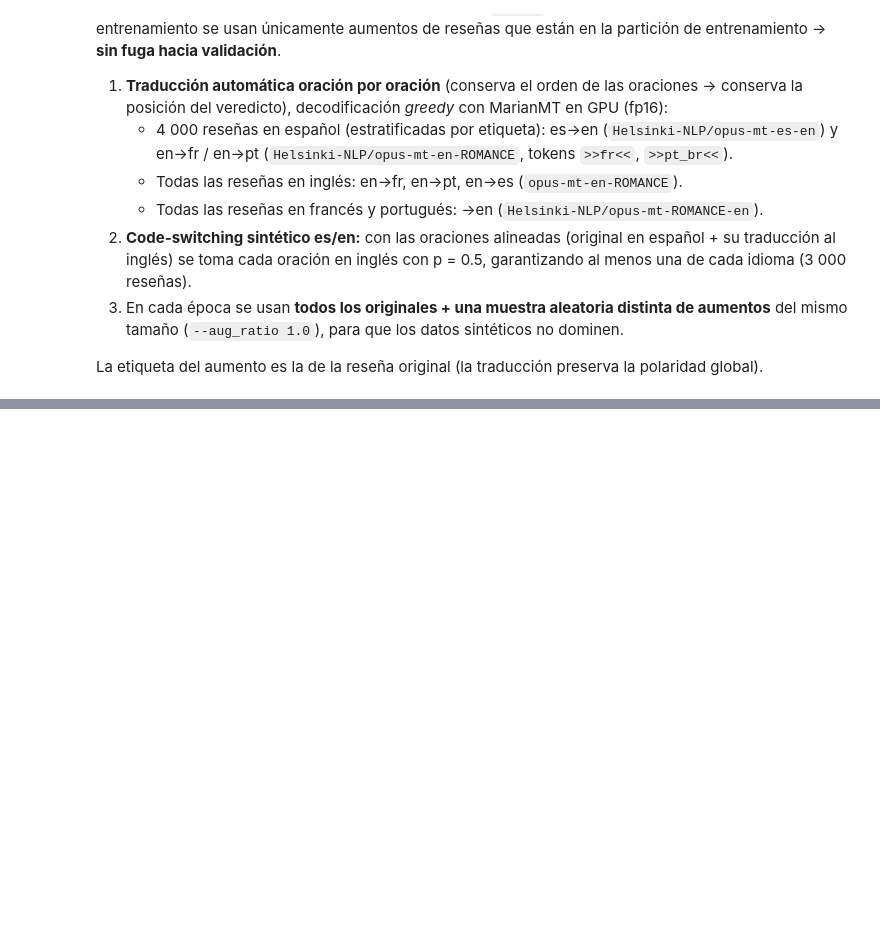
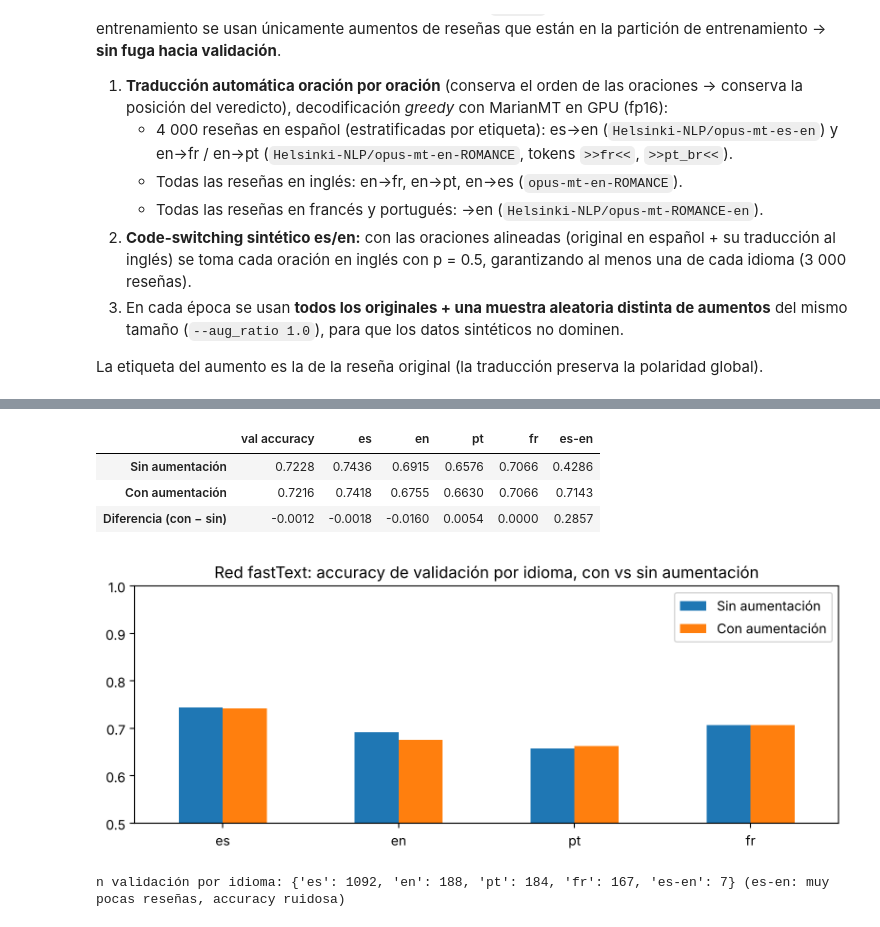
Before and after one commit to Jeronimocifci/sentimiento-multilingue, a Jupyter notebook: notebooks/ENTREGA_modelo_final.ipynb, the cells around one changed output, grey strips where cells are left out. Saved outputs shown, nothing was run; the diff lists cells and outputs as text; code cells hidden in the pictures; blank space fills up the shorter version.

```diff
--- a/notebooks/ENTREGA_modelo_final.ipynb
+++ b/notebooks/ENTREGA_modelo_final.ipynb
@@ -187,0 +195,14 @@ pesan en eval respecto a train; por eso además del accuracy de validación (dis
+# %%
+# Accuracy de validación (global y por idioma) reportada por train_torch.py. None = corrida no disponible al entregar.
+LOGS = {
+    'XLM-R large s7 SIN aumentación': {'val_acc': 0.9042, 'es': 0.9185, 'en': 0.8723, 'pt': 0.9022, 'fr': 0.8683, 'es-en': 0.4286},
+    'XLM-R large s7 CON aumentación': {'val_acc': 0.9066, 'es': 0.9103, 'en': 0.9043, 'pt': 0.9022, 'fr': 0.9042, 'es-en': 0.5714},
+}
+filas = {k: v for k, v in LOGS.items() if v}
+if filas:
+    t = pd.DataFrame(filas).T.reindex(columns=['val_acc'] + LANGS)
+    t['Kaggle público'] = [PUBLIC['XLM-R large s7 (Colab, sin aug)'] if 'SIN' in k else PUBLIC['XLM-R large s7 CON aumentación'] for k in t.index]
+    if len(t) == 2: t.loc['Diferencia (con − sin)'] = t.iloc[1] - t.iloc[0]
+    display(t.astype(float).round(4))
+else:
+    print('Resultados de XLM-R con/sin aumentación no incluidos en esta versión; ver experimento controlado 6b.')
@@ -187,0 +231,64 @@ pesan en eval respecto a train; por eso además del accuracy de validación (dis
+# %%
+import torch, torch.nn as nn, random, zlib
+from sklearn.model_selection import train_test_split
+torch.manual_seed(7); random.seed(7); np.random.seed(7)
+strat = train.label + '_' + train.lang; vc = strat.value_counts(); strat = strat.where(strat.map(vc) >= 10, train.label + '_es')
+i_tr, i_va = train_test_split(np.arange(len(train)), test_size=0.08, stratify=strat, random_state=7)
+NB = 2 ** 18
+WRE = re.compile(r"[\wáéíóúñãõçâêôàèùœü']+")
+def feats(t):
+    t = t.lower(); w = WRE.findall(t)
+    f = w + [a + '_' + b for a, b in zip(w, w[1:])] + [t[i:i + 4] for i in range(0, max(len(t) - 3, 1), 2)]
+    wl = WRE.findall(' '.join(split(t)[-2:])); f += ['L:' + x for x in wl] + ['L:' + a + '_' + b for a, b in zip(wl, wl[1:])]
+    return [zlib.crc32(x.encode()) % NB for x in f]
+PROT = set('no not nunca never jamás nada nothing ni nor sin without pas jamais rien não nem pero but aunque although mais mas porém embora'.split())
+def eda(t, rng):
+    w = t.split()
+    if len(w) < 6: return t
+    k = [x for x in w if re.sub(r'\W', '', x.lower()) in PROT or rng.random() > 0.1]
+    i = rng.randrange(len(k) - 1); k[i], k[i + 1] = k[i + 1], k[i]
+    return ' '.join(k)
+DIC = {'excelente': 'excellent', 'excellent': 'excelente', 'malo': 'bad', 'bad': 'malo', 'bueno': 'good', 'good': 'bueno',
+       'terrible': 'horrível', 'horrível': 'terrible', 'bom': 'good', 'mauvais': 'malo', 'bon': 'bueno',
+       'recomiendo': 'recommend', 'recommend': 'recomiendo', 'perfecto': 'perfect', 'perfect': 'perfecto', 'pésimo': 'awful', 'awful': 'pésimo'}
+def cs(t, rng): return ' '.join(DIC.get(x.lower(), x) if rng.random() < 0.7 else x for x in t.split())
+rng = random.Random(7); tr_txt = train.text.values[i_tr]; tr_y = train.y.values[i_tr]
+aug_txt = np.array([eda(t, rng) for t in tr_txt] + [cs(t, rng) for t in tr_txt]); aug_y = np.concatenate([tr_y, tr_y])
+class FT(nn.Module):
+    def __init__(s, d=64):
+        super().__init__(); s.emb = nn.EmbeddingBag(NB, d, mode='mean', sparse=True)
+        s.mlp = nn.Sequential(nn.Linear(d, 64), nn.ReLU(), nn.Dropout(0.2), nn.Linear(64, 3))
+    def forward(s, x, o): return s.mlp(s.emb(x, o))
+def batchify(F):
+    return torch.tensor([i for f in F for i in f]), torch.tensor([0] + list(np.cumsum([len(f) for f in F])[:-1]))
+Fva = [feats(t) for t in train.text.values[i_va]]
+def train_ft(texts, y, epochs=6, seed=7):
+    torch.manual_seed(seed); m = FT(); opt = torch.optim.SparseAdam(list(m.emb.parameters()), lr=3e-3); opt2 = torch.optim.Adam(m.mlp.parameters(), lr=3e-3)
+    F = [feats(t) for t in texts]; best = (0, None)
+    for ep in range(epochs):
+        m.train(); idx = np.random.RandomState(seed + ep).permutation(len(F))
+        for b in range(0, len(idx), 128):
+            j = idx[b:b + 128]; loss = nn.functional.cross_entropy(m(*batchify([F[k] for k in j])), torch.tensor(y[j]))
+            opt.zero_grad(); opt2.zero_grad(); loss.backward(); opt.step(); opt2.step()
+        m.eval()
+        with torch.no_grad(): pv = torch.softmax(m(*batchify(Fva)), -1).numpy()
+        acc = (pv.argmax(1) == train.y.values[i_va]).mean()
+        if acc > best[0]: best = (acc, pv)
+    return best
+acc_sin, pv_sin = train_ft(tr_txt, tr_y)
+acc_con, pv_con = train_ft(np.concatenate([tr_txt, aug_txt]), np.concatenate([tr_y, aug_y]))
+va = train.iloc[i_va]
+per = lambda pv: pd.Series(pv.argmax(1) == va.y.values).groupby(va.lang.values).mean().reindex(LANGS).to_dict()
+res6 = pd.DataFrame({'Sin aumentación': {'val accuracy': acc_sin, **per(pv_sin)}, 'Con aumentación': {'val accuracy': acc_con, **per(pv_con)}}).T
+res6.loc['Diferencia (con − sin)'] = res6.iloc[1] - res6.iloc[0]
+display(res6.astype(float).round(4))
+ax = res6.iloc[:2][LANGS[:4]].T.plot.bar(rot=0, figsize=(8, 3.3), title='Red fastText: accuracy de validación por idioma, con vs sin aumentación')
+ax.set_ylim(0.5, 1); plt.tight_layout(); plt.show()
+print('n validación por idioma:', va.lang.value_counts().reindex(LANGS).to_dict(), '(es-en: muy pocas reseñas, accuracy ruidosa)')
+# %% [output]
+|  | val accuracy | es | en | pt | fr | es-en |
+| Sin aumentación | 0.7228 | 0.7436 | 0.6915 | 0.6576 | 0.7066 | 0.4286 |
+| Con aumentación | 0.7216 | 0.7418 | 0.6755 | 0.6630 | 0.7066 | 0.7143 |
+| Diferencia (con − sin) | -0.0012 | -0.0018 | -0.0160 | 0.0054 | 0.0000 | 0.2857 |
+[figure, added]
+n validación por idioma: {'es': 1092, 'en': 188, 'pt': 184, 'fr': 167, 'es-en': 7} (es-en: muy pocas reseñas, accuracy ruidosa)
```
Also changed, not shown: parts of 29 cells of this notebook, 2 other files.
